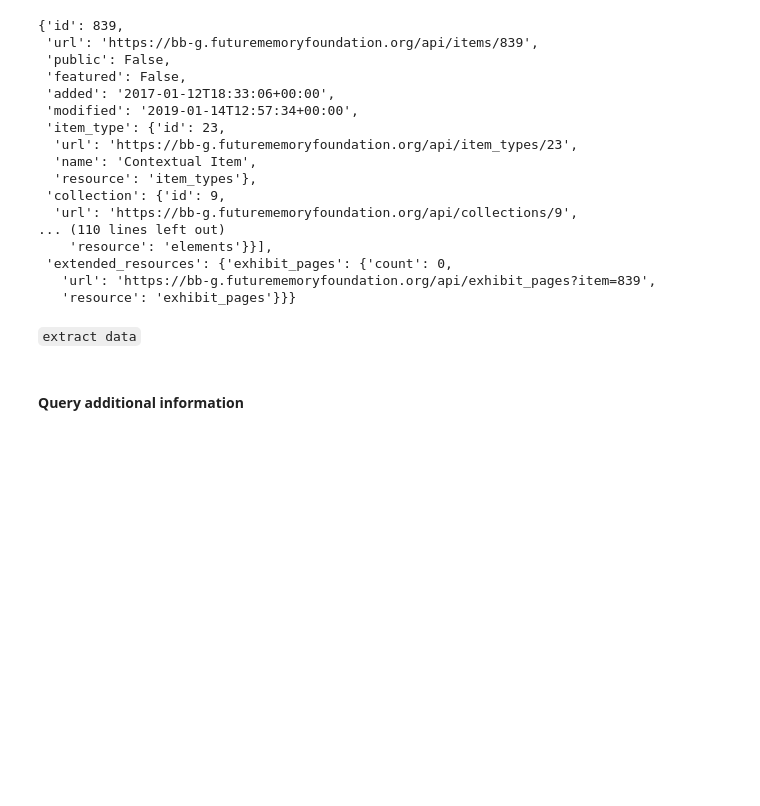
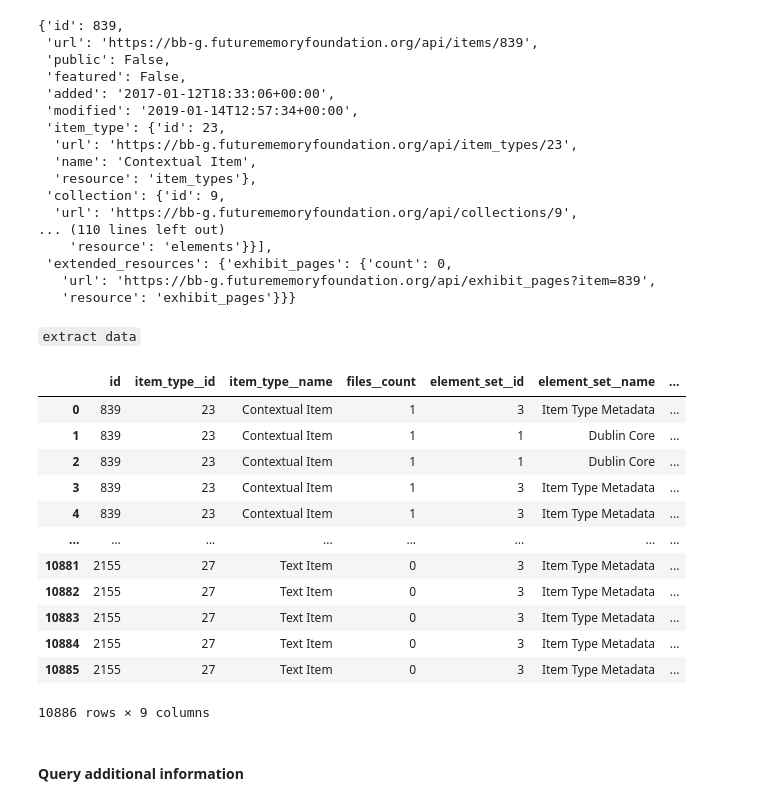
Before and after one commit to dabadav/omeka-tools, a Jupyter notebook: notebooks/1.Extract_Omeka_Items.ipynb, the cells around one changed output. Drawn from its saved outputs; the diff is of its cells as text; code cells hidden in the pictures; blank space fills up the shorter version.

```diff
--- a/notebooks/1.Extract_Omeka_Items.ipynb
+++ b/notebooks/1.Extract_Omeka_Items.ipynb
@@ -48,3 +45,19 @@ tags_df.to_csv('../data/tags_df.csv', index=False)
 # %%
 metadata_df = oe.extract_metadata(items)
+# %%
+display(metadata_df)
+# %% [output]
+|  | id | item_type__id | item_type__name | files__count | element_set__id | element_set__name | ... |
+| 0 | 839 | 23 | Contextual Item | 1 | 3 | Item Type Metadata | ... |
+| 1 | 839 | 23 | Contextual Item | 1 | 1 | Dublin Core | ... |
+| 2 | 839 | 23 | Contextual Item | 1 | 1 | Dublin Core | ... |
+| 3 | 839 | 23 | Contextual Item | 1 | 3 | Item Type Metadata | ... |
+| 4 | 839 | 23 | Contextual Item | 1 | 3 | Item Type Metadata | ... |
+| ... | ... | ... | ... | ... | ... | ... | ... |
+| 10881 | 2155 | 27 | Text Item | 0 | 3 | Item Type Metadata | ... |
+| 10882 | 2155 | 27 | Text Item | 0 | 3 | Item Type Metadata | ... |
+| 10883 | 2155 | 27 | Text Item | 0 | 3 | Item Type Metadata | ... |
+| 10884 | 2155 | 27 | Text Item | 0 | 3 | Item Type Metadata | ... |
+| 10885 | 2155 | 27 | Text Item | 0 | 3 | Item Type Metadata | ... |
+10886 rows × 9 columns
 # %%
```
Also changed, not shown: parts of 4 cells of this notebook, 6 other files.
